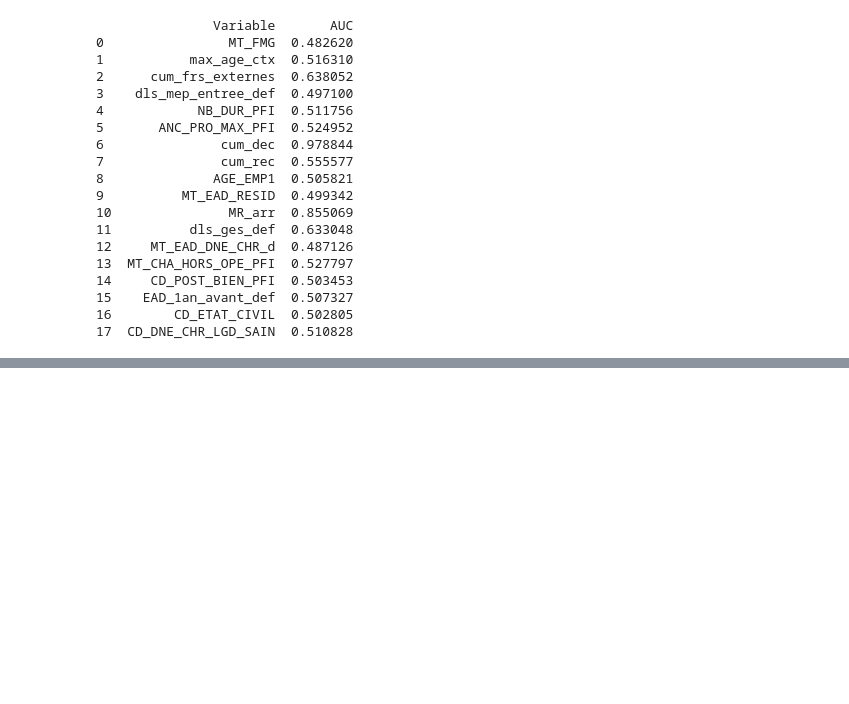
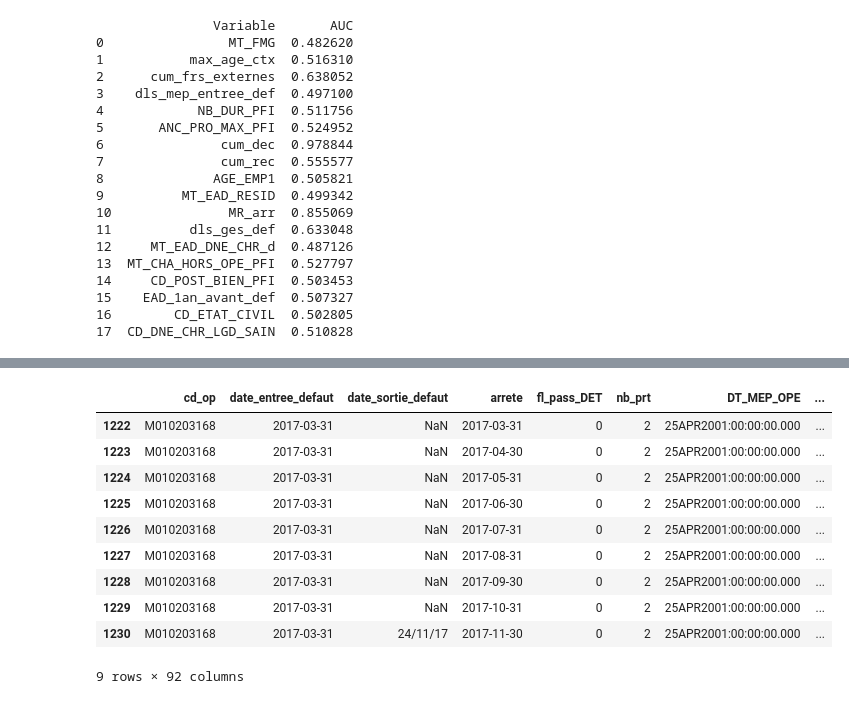
Before and after one commit to samuel-LP/Challenge-Credit-Logement, a Jupyter notebook: Notebooks/Question à poser.ipynb, the cells around one changed output, grey strips where cells are left out. Drawn from its saved outputs; the diff is of its cells as text; code cells hidden in the pictures; blank space fills up the shorter version.

```diff
--- a/Notebooks/Question à poser.ipynb
+++ b/Notebooks/Question à poser.ipynb
@@ -329,0 +321,14 @@ print(auc_df)
+# %%
+data[data.cd_op=='M010203168']
+# %% [output]
+|  | cd_op | date_entree_defaut | date_sortie_defaut | arrete | fl_pass_DET | nb_prt | DT_MEP_OPE | ... |
+| 1222 | M010203168 | 2017-03-31 | NaN | 2017-03-31 | 0 | 2 | 25APR2001:00:00:00.000 | ... |
+| 1223 | M010203168 | 2017-03-31 | NaN | 2017-04-30 | 0 | 2 | 25APR2001:00:00:00.000 | ... |
+| 1224 | M010203168 | 2017-03-31 | NaN | 2017-05-31 | 0 | 2 | 25APR2001:00:00:00.000 | ... |
+| 1225 | M010203168 | 2017-03-31 | NaN | 2017-06-30 | 0 | 2 | 25APR2001:00:00:00.000 | ... |
+| 1226 | M010203168 | 2017-03-31 | NaN | 2017-07-31 | 0 | 2 | 25APR2001:00:00:00.000 | ... |
+| 1227 | M010203168 | 2017-03-31 | NaN | 2017-08-31 | 0 | 2 | 25APR2001:00:00:00.000 | ... |
+| 1228 | M010203168 | 2017-03-31 | NaN | 2017-09-30 | 0 | 2 | 25APR2001:00:00:00.000 | ... |
+| 1229 | M010203168 | 2017-03-31 | NaN | 2017-10-31 | 0 | 2 | 25APR2001:00:00:00.000 | ... |
+| 1230 | M010203168 | 2017-03-31 | 24/11/17 | 2017-11-30 | 0 | 2 | 25APR2001:00:00:00.000 | ... |
+9 rows × 92 columns
```
Also changed, not shown: parts of 21 cells of this notebook.
